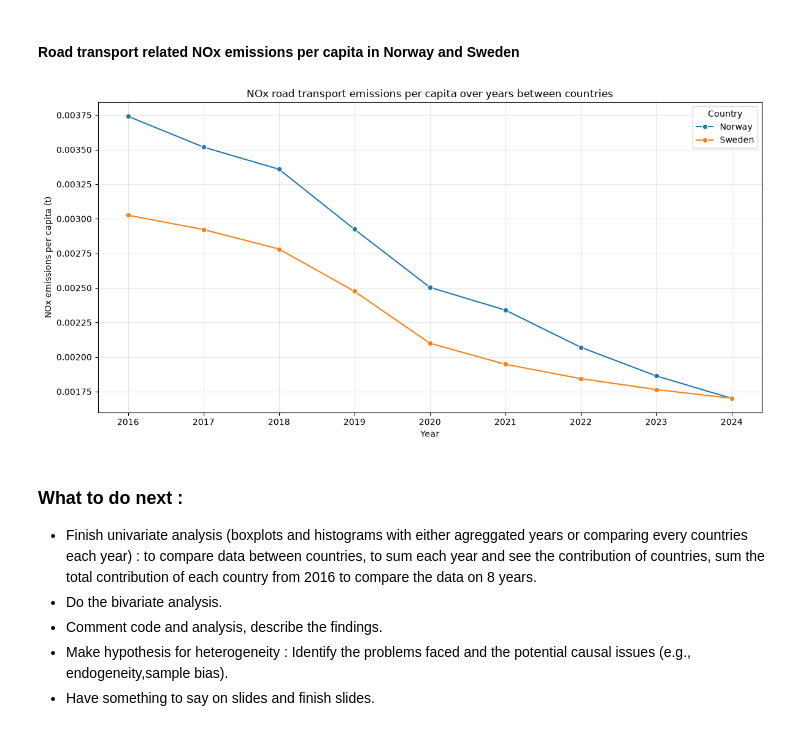
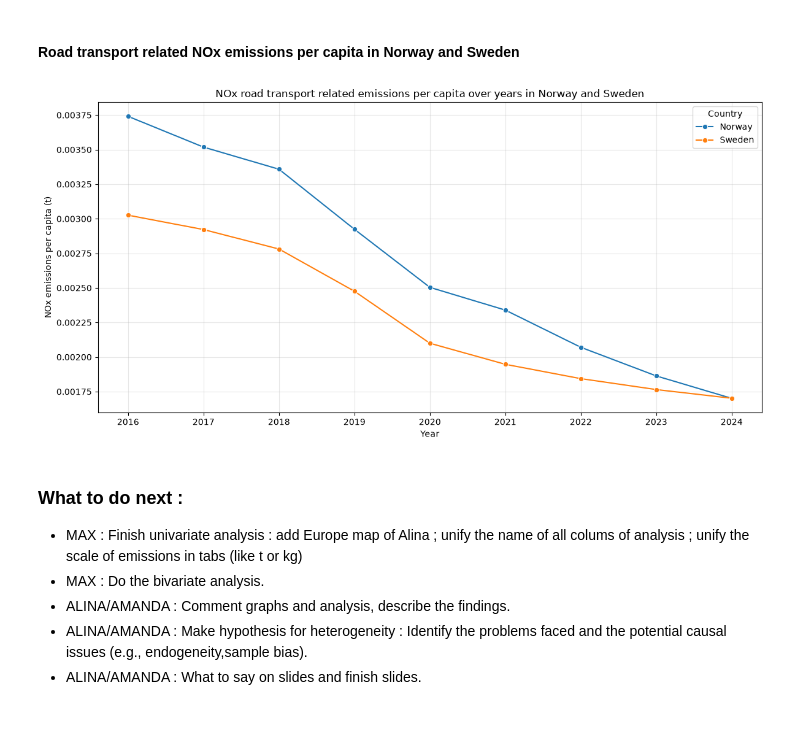
Before and after one commit to Mxlrt69/Data_Science_Project, a Jupyter notebook: draft_bivariate.ipynb, the cells around one changed output. Drawn from its saved outputs; the diff is of its cells as text; code cells hidden in the pictures.

Commit message:
finalizing univariate analysis

```diff
--- a/draft_bivariate.ipynb
+++ b/draft_bivariate.ipynb
@@ -1115,27 +1760,27 @@ plt.show()
 # %%
 plt.figure(figsize=(12, 6))
 
 sns.lineplot(
     data=final_df_N_S,
     x="year",
     y="Road transport emissions per capita (t)",
     hue="country",
     marker="o"
 )
 
-plt.title("NOx road transport emissions per capita over years between countries")
+plt.title("NOx road transport related emissions per capita over years in Norway and Sweden")
 plt.xlabel("Year")
 plt.ylabel("NOx emissions per capita (t)")
 plt.grid(True, alpha=0.3)
 plt.legend(title="Country")
 plt.tight_layout()
 plt.show()
 # %% [output]
-[figure, old version]
+[figure, new version]
 # %% [markdown]
 ### What to do next :
-- Finish univariate analysis (boxplots and histograms with either agreggated years or comparing every countries each year) : to compare data between countries, to sum each year and see the contribution of countries, sum the total contribution of each country from 2016 to compare the data on 8 years.
-- Do the bivariate analysis.
-- Comment code and analysis, describe the findings.
-- Make hypothesis for heterogeneity : Identify the problems faced and the potential causal issues (e.g., endogeneity,sample bias).
-- Have something to say on slides and finish slides.
+- MAX : Finish univariate analysis : add Europe map of Alina ; unify the name of all colums of analysis ; unify the scale of emissions in tabs (like t or kg)
+- MAX : Do the bivariate analysis.
+- ALINA/AMANDA : Comment graphs and analysis, describe the findings.
+- ALINA/AMANDA : Make hypothesis for heterogeneity : Identify the problems faced and the potential causal issues (e.g., endogeneity,sample bias).
+- ALINA/AMANDA : What to say on slides and finish slides.
```
Also changed, not shown: parts of 8 cells of this notebook.
